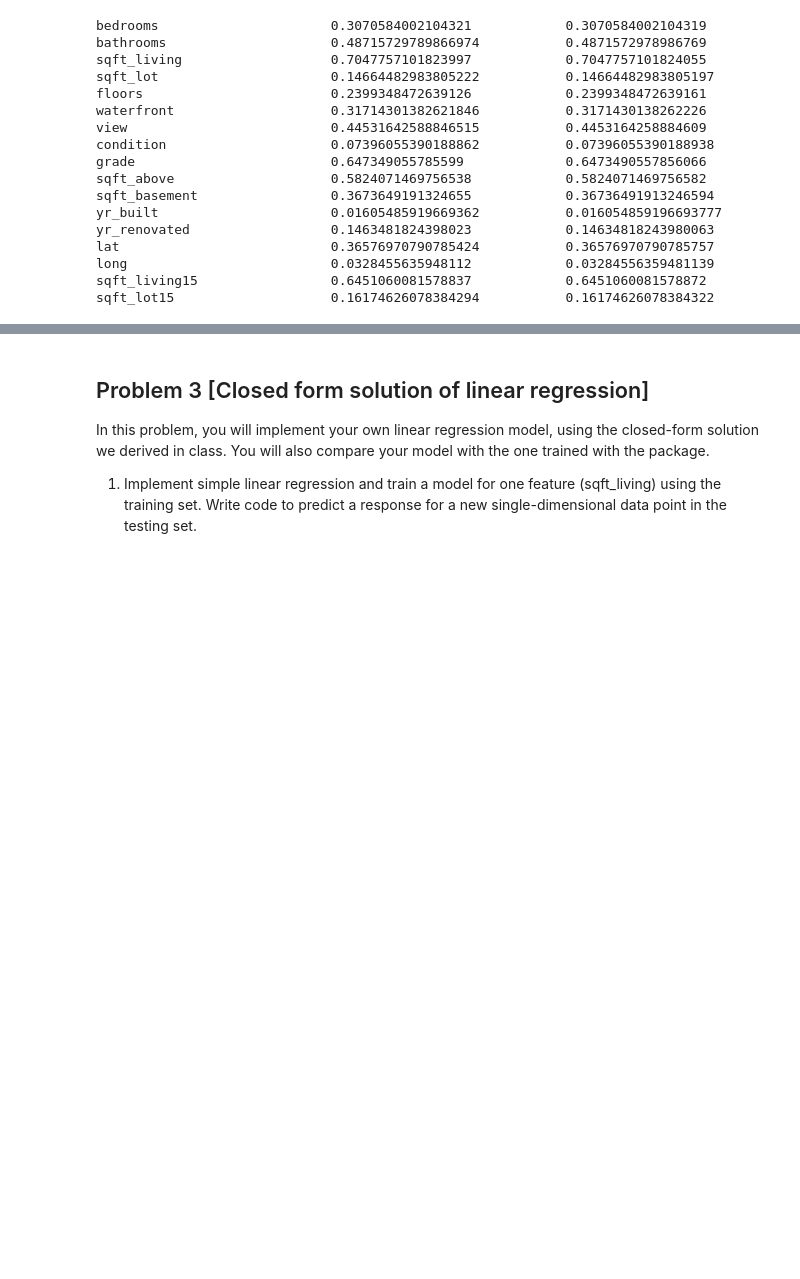
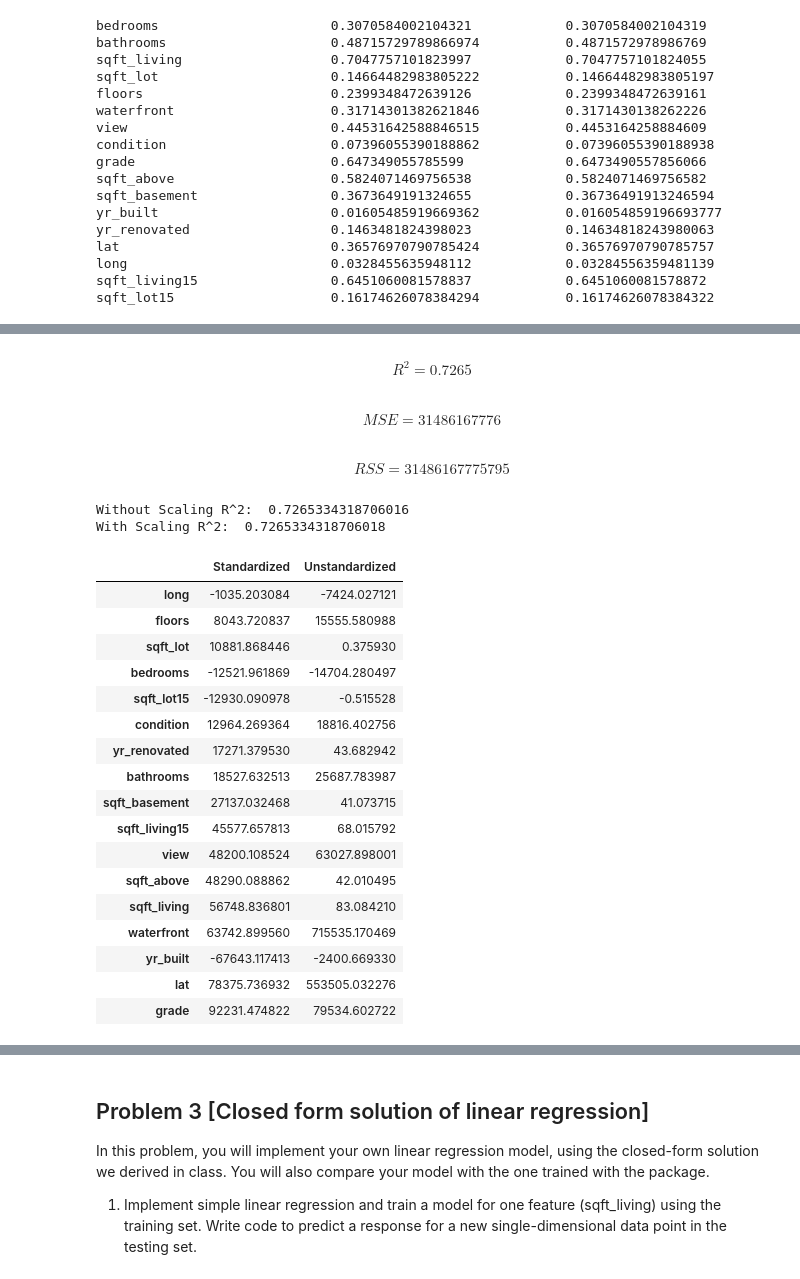
Before and after one commit to cdilga/DS4400, a Jupyter notebook: DS4400_HW1/Homework 1.ipynb, the cells around one changed output, grey strips where cells are left out. Saved outputs shown, nothing was run; the diff lists cells and outputs as text; code cells hidden in the pictures; blank space fills up the shorter version.

```diff
--- a/DS4400_HW1/Homework 1.ipynb
+++ b/DS4400_HW1/Homework 1.ipynb
@@ -62,9 +62,9 @@ housing_test = pd.read_csv("data/test.csv",
 
 
 housing_training_features = housing.copy().drop("price", axis=1)
-housing_training_labels = housing.loc[:,"price"]
+housing_training_labels = housing.copy().loc[:,"price"]
 housing_testing_features = housing_test.copy().drop("price", axis=1)
-housing_testing_labels = housing_test.loc[:,"price"]
+housing_testing_labels = housing_test.copy().loc[:,"price"]
 
 description = housing.describe().loc[["mean", "std", "min", "max"]]
 description = description.T
@@ -162,0 +173,55 @@ $$RSS=114460003077687$$
+# %%
+# We should be able to pass this a dataset, then it normalises it. Will also expose functions to normalise further bits
+# It seems that "unstandardisation" isn't really a thing
+def standardise(features):
+    #iterate through the features
+    features = np.array(features)
+
+    #Nice function which copies the shape of features into a new array
+    scaled = np.empty_like(features)
+    for i in range(len(features.T)):
+        mu = features[:,i].mean()
+        sd = features[:,i].std()
+
+        for j in range(len(features[:,i])):
+            scaled[j,i] = (features[j,i] - mu)/sd
+
+    return scaled
+
+stdreg = linear_model.LinearRegression(normalize=False)
+stdfeatures = standardise(housing_training_features)
+stdreg.fit(stdfeatures, housing_training_labels)
+
+lib_metrics(stdreg, stdfeatures, housing_training_labels)
+
+print("Without Scaling R^2: ", reg.score(housing_training_features, housing_training_labels))
+print("With Scaling R^2: ", stdreg.score(stdfeatures, housing_training_labels))
+labs = [label for label in housing_training_features]
+
+stdcomp = pd.DataFrame({"Standardized" : pd.Series(stdreg.coef_, index=labs),
+              "Unstandardized" : pd.Series(reg.coef_, index=labs)})
+stdcomp.reindex(stdcomp.loc[:,"Standardized"].abs().sort_values(inplace=False).index)
+# %% [output]
+$$R^2 = 0.7265$$
+$$MSE=31486167776$$
+$$RSS=31486167775795$$
+Without Scaling R^2:  0.7265334318706016
+With Scaling R^2:  0.7265334318706018
+|  | Standardized | Unstandardized |
+| long | -1035.203084 | -7424.027121 |
+| floors | 8043.720837 | 15555.580988 |
+| sqft_lot | 10881.868446 | 0.375930 |
+| bedrooms | -12521.961869 | -14704.280497 |
+| sqft_lot15 | -12930.090978 | -0.515528 |
+| condition | 12964.269364 | 18816.402756 |
+| yr_renovated | 17271.379530 | 43.682942 |
+| bathrooms | 18527.632513 | 25687.783987 |
+| sqft_basement | 27137.032468 | 41.073715 |
+| sqft_living15 | 45577.657813 | 68.015792 |
+| view | 48200.108524 | 63027.898001 |
+| sqft_above | 48290.088862 | 42.010495 |
+| sqft_living | 56748.836801 | 83.084210 |
+| waterfront | 63742.899560 | 715535.170469 |
+| yr_built | -67643.117413 | -2400.669330 |
+| lat | 78375.736932 | 553505.032276 |
+| grade | 92231.474822 | 79534.602722 |
```
Also changed, not shown: parts of 10 cells of this notebook.
